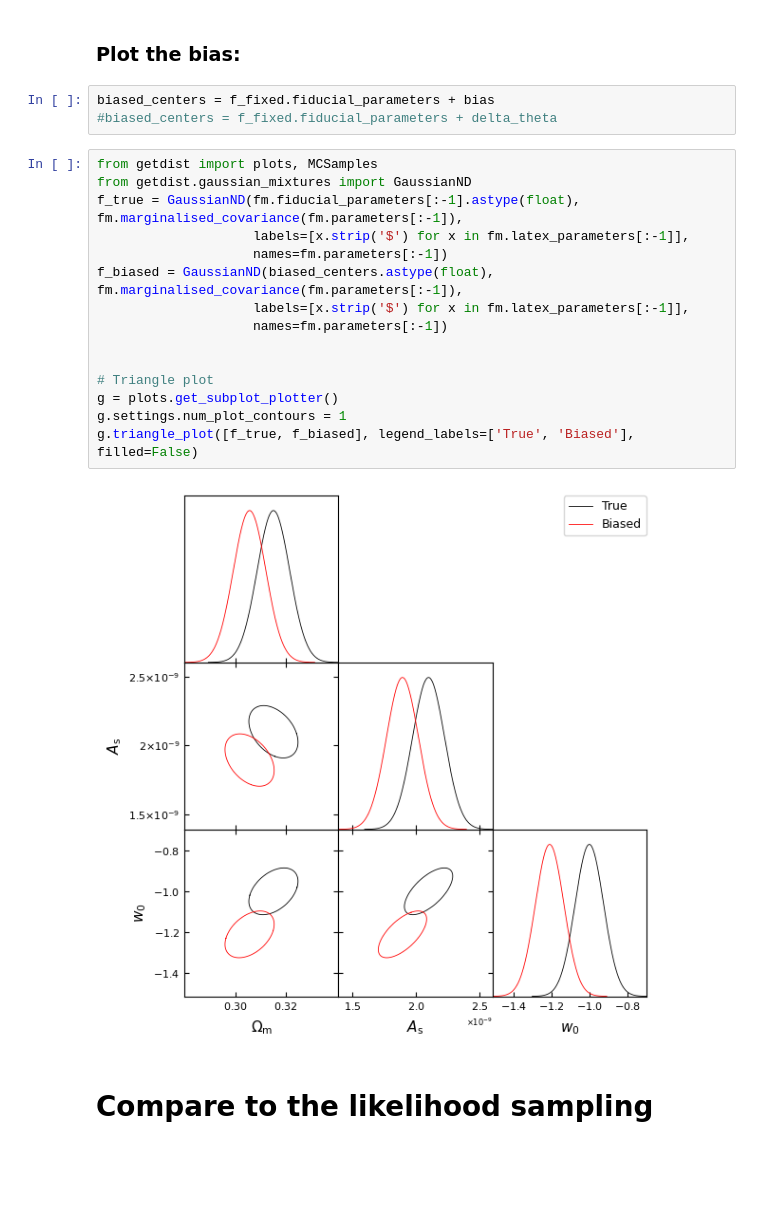
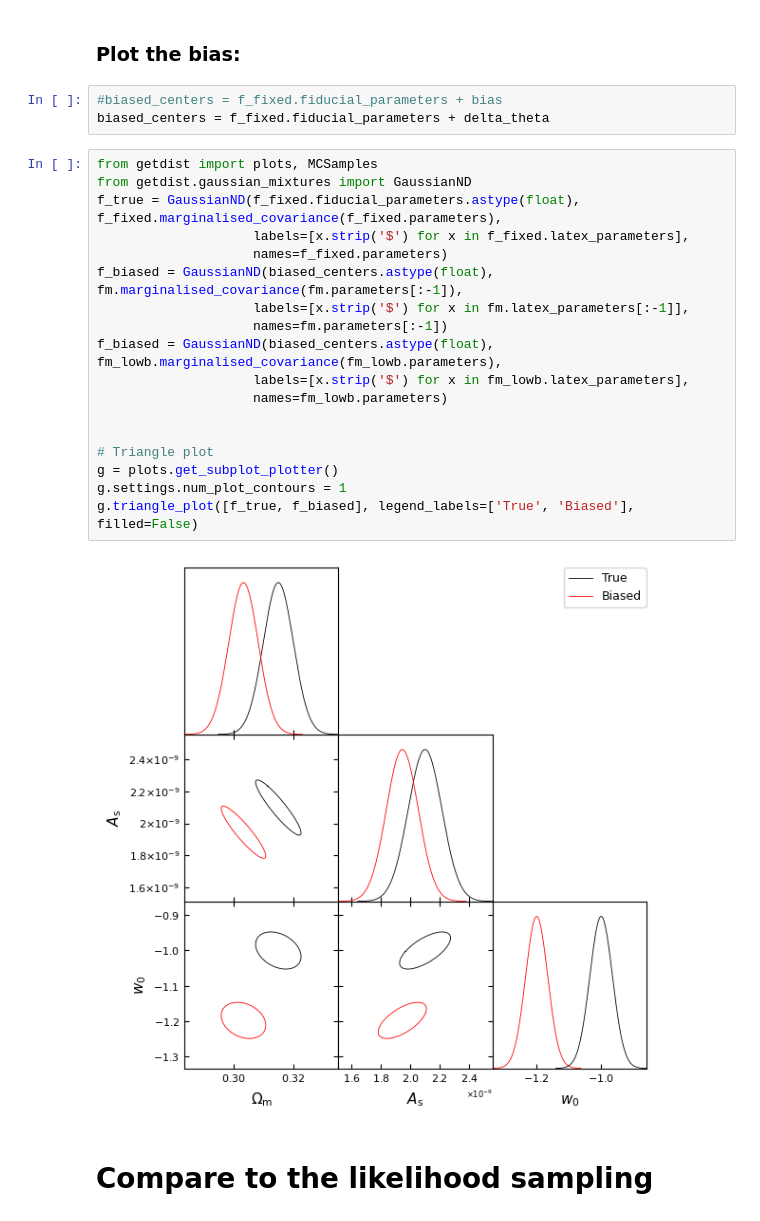
Before and after one commit to chrgeorgiou/CS_Fisher, a Jupyter notebook: notebooks/fisher_baryons_bias.ipynb, the cells around one changed output. Drawn from its saved outputs; the diff is of its cells as text; blank space fills up the shorter version.

```diff
--- a/notebooks/fisher_baryons_bias.ipynb
+++ b/notebooks/fisher_baryons_bias.ipynb
@@ -209,25 +209,28 @@ w0 bias: -0.19821789237630727
 # %% [markdown]
 ### Plot the bias:
 # %%
-biased_centers = f_fixed.fiducial_parameters + bias
-#biased_centers = f_fixed.fiducial_parameters + delta_theta
+#biased_centers = f_fixed.fiducial_parameters + bias
+biased_centers = f_fixed.fiducial_parameters + delta_theta
 # %%
 from getdist import plots, MCSamples
 from getdist.gaussian_mixtures import GaussianND
-f_true = GaussianND(fm.fiducial_parameters[:-1].astype(float), fm.marginalised_covariance(fm.parameters[:-1]),
-                    labels=[x.strip('$') for x in fm.latex_parameters[:-1]],
-                    names=fm.parameters[:-1])
+f_true = GaussianND(f_fixed.fiducial_parameters.astype(float), f_fixed.marginalised_covariance(f_fixed.parameters),
+                    labels=[x.strip('$') for x in f_fixed.latex_parameters],
+                    names=f_fixed.parameters)
 f_biased = GaussianND(biased_centers.astype(float), fm.marginalised_covariance(fm.parameters[:-1]),
                     labels=[x.strip('$') for x in fm.latex_parameters[:-1]],
                     names=fm.parameters[:-1])
+f_biased = GaussianND(biased_centers.astype(float), fm_lowb.marginalised_covariance(fm_lowb.parameters),
+                    labels=[x.strip('$') for x in fm_lowb.latex_parameters],
+                    names=fm_lowb.parameters)
 
 
 # Triangle plot
 g = plots.get_subplot_plotter()
 g.settings.num_plot_contours = 1
 g.triangle_plot([f_true, f_biased], legend_labels=['True', 'Biased'], filled=False)
 # %% [output]
-[figure, old version]
+[figure, new version]
 # %% [markdown]
 # Compare to the likelihood sampling
 # %%
```
Also changed, not shown: parts of 4 cells of this notebook, 1 other file.
